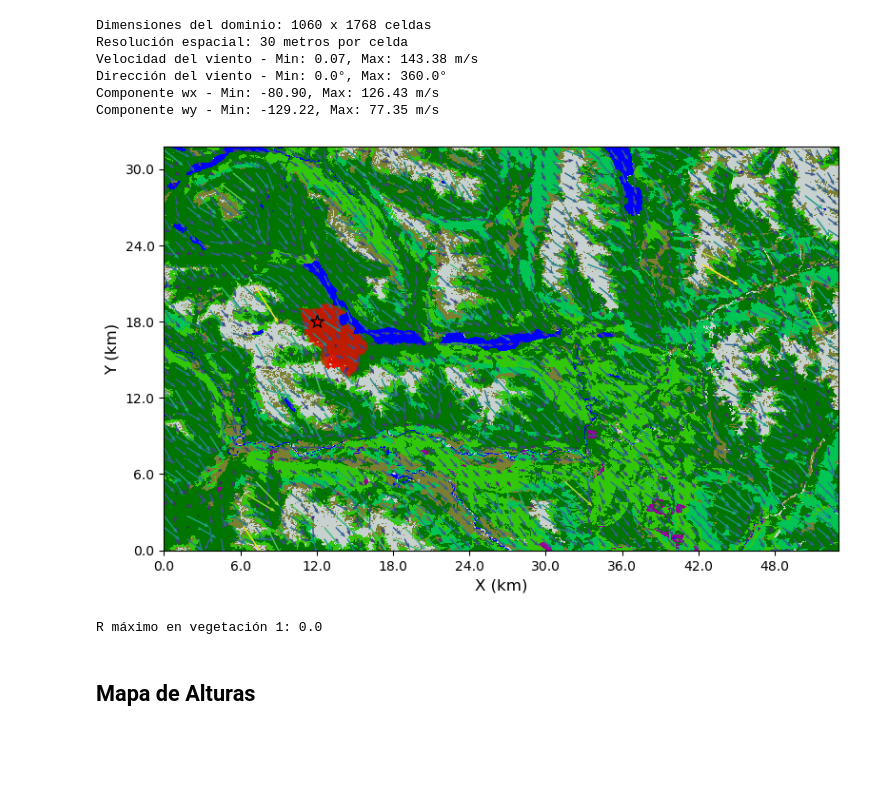
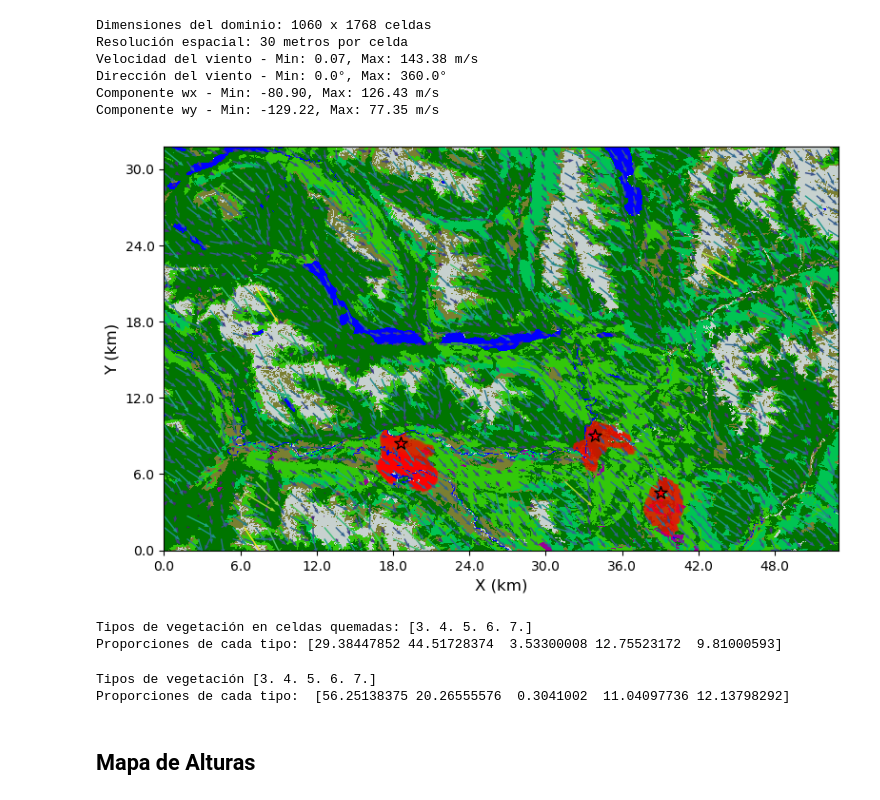
Before and after one commit to Maestria-Incendios-Forestales-2024-2025/Incendios-Genetico-PINNs, a Jupyter notebook: visualizacion_incendios.ipynb, the cells around one changed output. Drawn from its saved outputs; the diff is of its cells as text; code cells hidden in the pictures; blank space fills up the shorter version.

```diff
--- a/visualizacion_incendios.ipynb
+++ b/visualizacion_incendios.ipynb
@@ -135,47 +135,63 @@ quiver = ax.quiver(x_coords, y_coords, wx_sub, wy_sub,
                    cmap='viridis',
                    scale=1,  # Reducir aún más el scale para hacer vectores más largos
                    scale_units='xy',
                    angles='xy',
                    alpha=1,
                    width=0.002,  # Aumentar más el grosor de los vectores
                    headwidth=3,  # Aumentar el tamaño de las cabezas de flecha
                    headlength=4,  # Aumentar la longitud de las cabezas de flecha
                    headaxislength=3.5)  # Ajustar la longitud del eje de la cabeza
 
 # Configurar ejes y etiquetas
 ax.set_xticks(x_ticks)
 ax.set_yticks(y_ticks)
 ax.set_xticklabels([f"{x:.1f}" for x in x_labels])
 ax.set_yticklabels([f"{y:.1f}" for y in y_labels])
 ax.set_xlabel("X (km)", fontsize=12)
 ax.set_ylabel("Y (km)", fontsize=12)
 # ax.set_title('Vectores de Viento sobre Mapa de Vegetación\nLagos Steffen y Martin', fontsize=14)
 
 # Agregar una leyenda de escala para los vectores
 # Crear un vector de referencia
 ref_speed = 10  # m/s
 ax.quiverkey(quiver, 0.85, 0.95, ref_speed, f'{ref_speed} m/s',
              labelpos='E', coordinates='figure', fontproperties={'size': 10})
 
-ax.scatter([400], [600], color='red', marker='*', s=100, edgecolors='black', label='Foco del incendio')
+ax.scatter([1130, 1300, 620], [300, 150, 280], color='red', marker='*', s=100, edgecolors='black', label='Foco del incendio')
+# ax.scatter([1130], [300], color='red', marker='*', s=100, edgecolors='black', label='Foco del incendio')
 
-# plt.xlim(300, 600)
-# plt.ylim(400, 700)
+# plt.xlim(500, 700)
+# plt.ylim(200, 400)
 
 plt.tight_layout()
 plt.show()
 # %% [output]
-[figure, old version]
+[figure, new version]
-# %%
-# Máscara donde vegetación == 3
-mask = (vegetacion == 0)
-
-# Encontrar máximo de R en esas posiciones
-R_max = np.max(R_np[mask])
-
-print("R máximo en vegetación 1:", R_max)
-# %% [output]
-R máximo en vegetación 1: 0.0
+# %%
+# Encuentra las posiciones donde R_np > 0 (celdas quemadas)
+indices_quemadas = np.where(R_np > 0)
+
+# Obtiene los valores de vegetación en esas posiciones
+tipos_vegetacion_quemada = vegetacion[indices_quemadas]
+
+# Imprime los tipos de vegetación presentes en las celdas quemadas (sin repetir)
+tipos, counts = np.unique(tipos_vegetacion_quemada, return_counts=True)
+proporciones = counts / counts.sum()
+print("Tipos de vegetación en celdas quemadas:", tipos)
+print("Proporciones de cada tipo:", proporciones*100)
+# %% [output]
+Tipos de vegetación en celdas quemadas: [3. 4. 5. 6. 7.]
+Proporciones de cada tipo: [29.38447852 44.51728374  3.53300008 12.75523172  9.81000593]
+# %%
+# Filtrar vegetación para considerar solo valores >= 3
+mask = vegetacion >= 3
+tipos, counts = np.unique(vegetacion[mask], return_counts=True)
+proporciones = counts / counts.sum()
+print("Tipos de vegetación", tipos)
+print("Proporciones de cada tipo: ", proporciones*100)
+# %% [output]
+Tipos de vegetación [3. 4. 5. 6. 7.]
+Proporciones de cada tipo:  [56.25138375 20.26555576  0.3041002  11.04097736 12.13798292]
 # %% [markdown]
 ## Mapa de Alturas
 # %%
```
Also changed, not shown: parts of 2 cells of this notebook, 1 other file.
